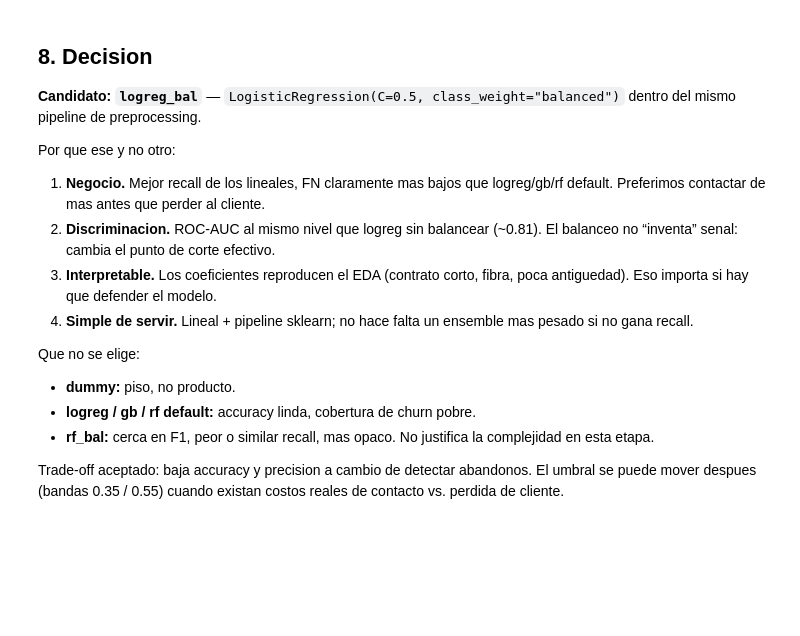
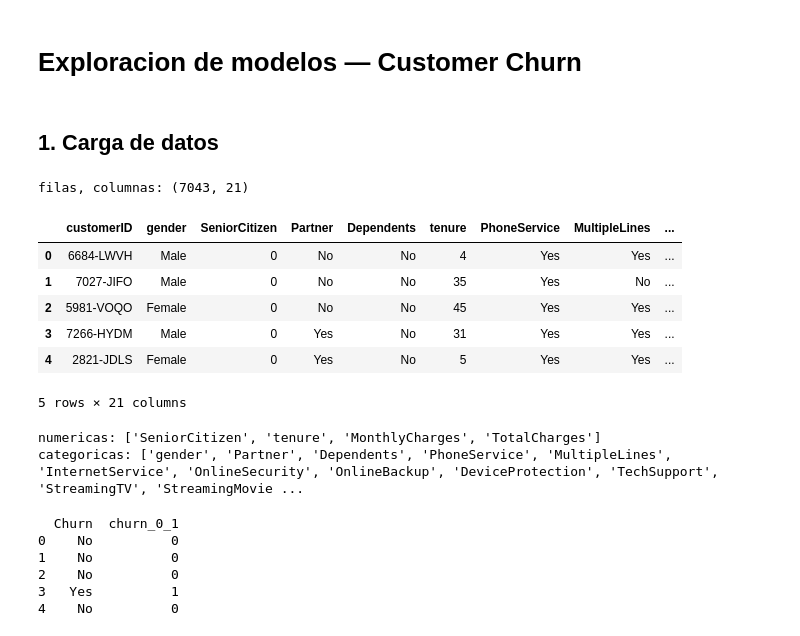
Before and after one commit to javi2481/customer-churn-ml-j-a, a Jupyter notebook: notebooks/02_exploracion_modelos.ipynb, the cells around one changed output. Saved outputs shown, nothing was run; the diff lists cells and outputs as text; code cells hidden in the pictures; blank space fills up the shorter version.

Commit message:
Ajustar exploracion de modelos al estilo de laboratorio.
Co-authored-by: Cursor <cursoragent@cursor.com>

```diff
--- a/notebooks/02_exploracion_modelos.ipynb
+++ b/notebooks/02_exploracion_modelos.ipynb
@@ -311,19 +1,4 @@ plt.show()
-# %% [markdown]
-## 8. Decision
-
-**Candidato: `logreg_bal`** — `LogisticRegression(C=0.5, class_weight="balanced")` dentro del mismo pipeline de preprocessing.
-
-Por que ese y no otro:
-
-1. **Negocio.** Mejor recall de los lineales, FN claramente mas bajos que logreg/gb/rf default. Preferimos contactar de mas antes que perder al cliente.
-2. **Discriminacion.** ROC-AUC al mismo nivel que logreg sin balancear (~0.81). El balanceo no “inventa” senal: cambia el punto de corte efectivo.
-3. **Interpretable.** Los coeficientes reproducen el EDA (contrato corto, fibra, poca antiguedad). Eso importa si hay que defender el modelo.
-4. **Simple de servir.** Lineal + pipeline sklearn; no hace falta un ensemble mas pesado si no gana recall.
-
-Que no se elige:
-
-- **dummy:** piso, no producto.
-- **logreg / gb / rf default:** accuracy linda, cobertura de churn pobre.
-- **rf_bal:** cerca en F1, peor o similar recall, mas opaco. No justifica la complejidad en esta etapa.
-
-Trade-off aceptado: baja accuracy y precision a cambio de detectar abandonos. El umbral se puede mover despues (bandas 0.35 / 0.55) cuando existan costos reales de contacto vs. perdida de cliente.
+# %% [markdown]
+# Exploracion de modelos — Customer Churn
+# %% [markdown]
+## 1. Carga de datos
@@ -329,0 +27,41 @@ Trade-off aceptado: baja accuracy y precision a cambio de detectar abandonos. El
+# %%
+df = pd.read_csv("../data/raw/customer_churn_historical.csv")
+
+print("filas, columnas:", df.shape)
+df.head()
+# %% [output]
+filas, columnas: (7043, 21)
+|  | customerID | gender | SeniorCitizen | Partner | Dependents | tenure | PhoneService | MultipleLines | ... |
+| 0 | 6684-LWVH | Male | 0 | No | No | 4 | Yes | Yes | ... |
+| 1 | 7027-JIFO | Male | 0 | No | No | 35 | Yes | No | ... |
+| 2 | 5981-VOQO | Female | 0 | No | No | 45 | Yes | Yes | ... |
+| 3 | 7266-HYDM | Male | 0 | Yes | No | 31 | Yes | Yes | ... |
+| 4 | 2821-JDLS | Female | 0 | Yes | No | 5 | Yes | Yes | ... |
+5 rows × 21 columns
+# %%
+# Separar columnas numericas y categoricas
+columnas_numericas = df.select_dtypes(include="number").columns.tolist()
+columnas_categoricas = df.select_dtypes(include="object").columns.tolist()
+
+# id y target no se usan como feature
+columnas_categoricas.remove("customerID")
+columnas_categoricas.remove("Churn")
+
+print("numericas:", columnas_numericas)
+print("categoricas:", columnas_categoricas)
+# %% [output]
+numericas: ['SeniorCitizen', 'tenure', 'MonthlyCharges', 'TotalCharges']
+categoricas: ['gender', 'Partner', 'Dependents', 'PhoneService', 'MultipleLines', 'InternetService', 'OnlineSecurity', 'OnlineBackup', 'DeviceProtection', 'TechSupport', 'StreamingTV', 'StreamingMovie ...
+# %%
+# Columna nueva: Yes -> 1, No -> 0
+df["churn_0_1"] = 0
+df.loc[df["Churn"] == "Yes", "churn_0_1"] = 1
+
+print(df[["Churn", "churn_0_1"]].head())
+# %% [output]
+  Churn  churn_0_1
+0    No          0
+1    No          0
+2    No          0
+3   Yes          1
+4    No          0
```
Also changed, not shown: parts of 32 cells of this notebook, 1 other file.
